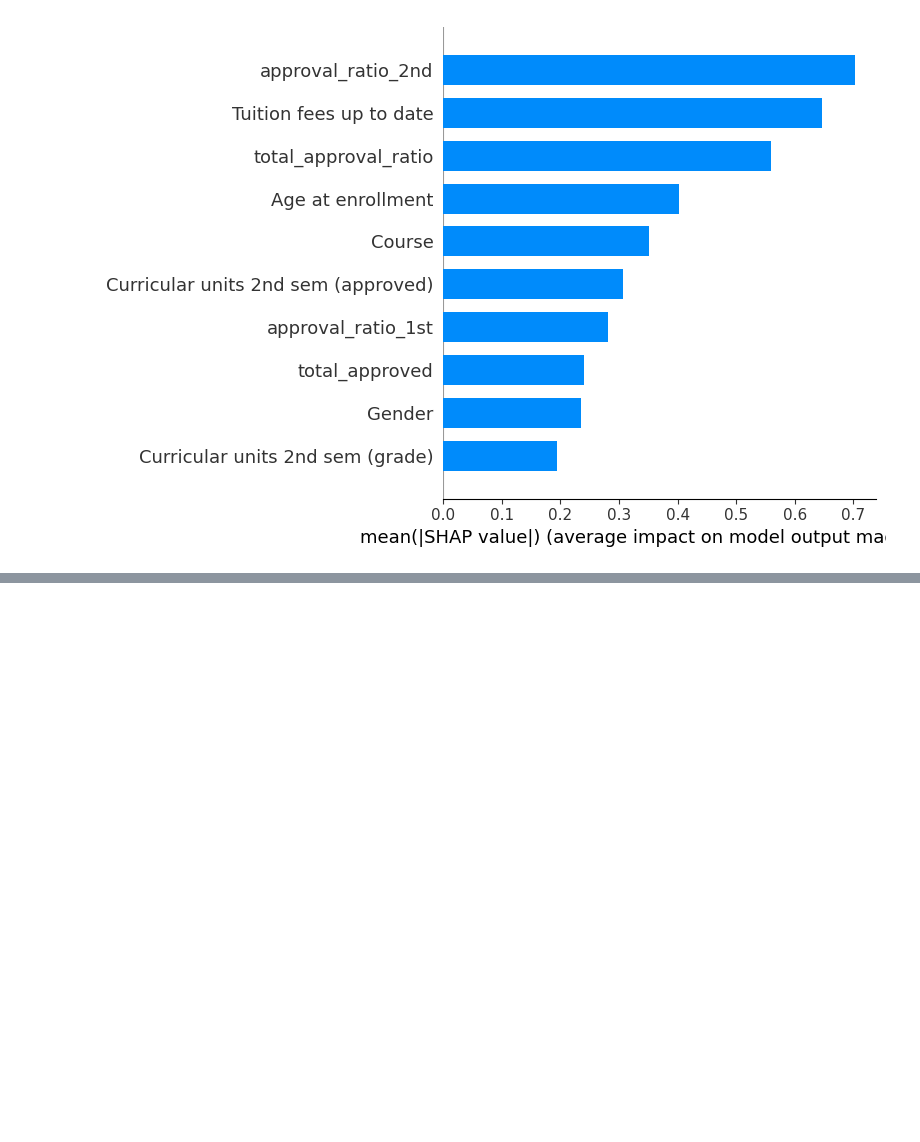
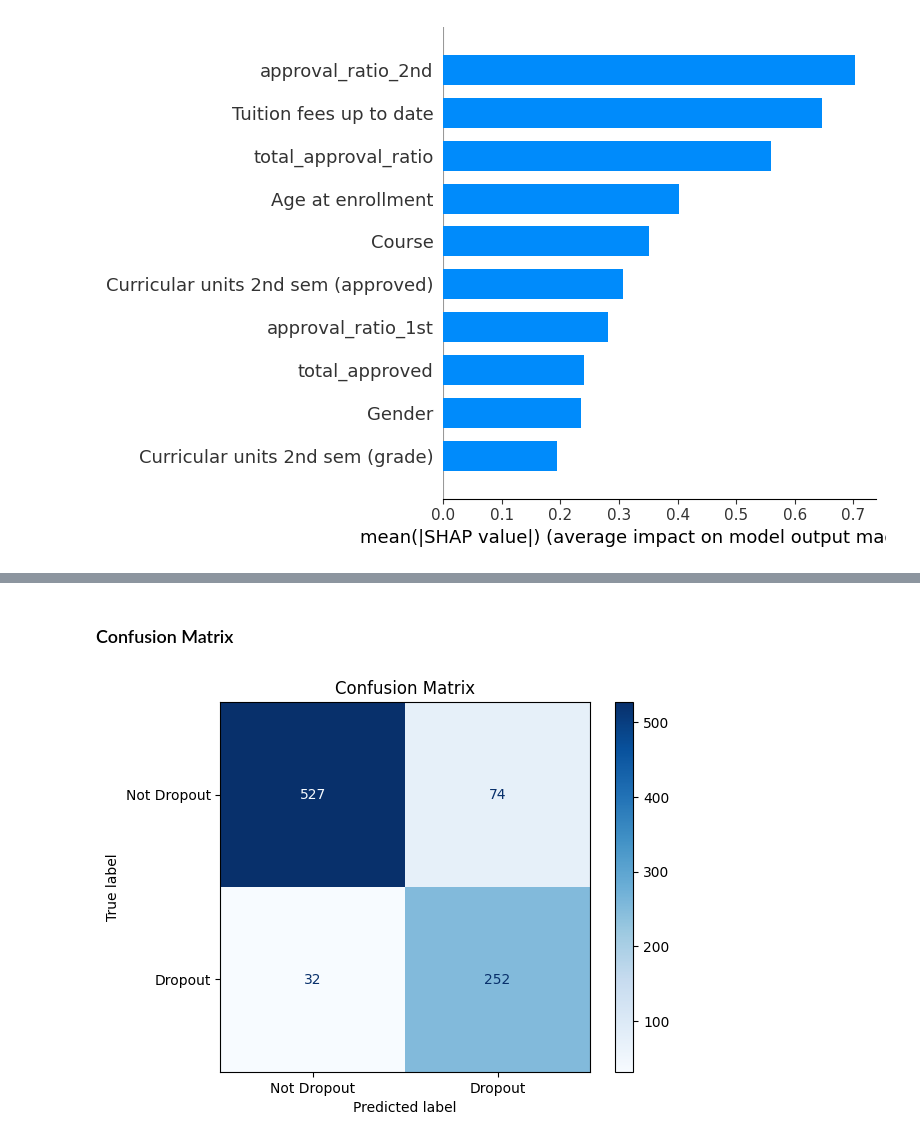
Before and after one commit to williamsaether/Student-Dropout-Prediction, a Jupyter notebook: runoff_catboost.ipynb, the cells around one changed output, grey strips where cells are left out. Drawn from its saved outputs; the diff is of its cells as text; code cells hidden in the pictures; blank space fills up the shorter version.

```diff
--- a/runoff_catboost.ipynb
+++ b/runoff_catboost.ipynb
@@ -485,7 +485,7 @@ cb_params = dict(
     eval_metric="Logloss",
     random_seed=42,
     verbose=False,
-    thread_count=-1,
+    thread_count=-1
 )
 
 cat_clf = CatBoostClassifier(**cb_params)
@@ -587,0 +771,24 @@ shap.summary_plot(
+# %%
+low_importance = [
+    "Mother's qualification",
+    "Curricular units 1st sem (without evaluations)",
+    "Curricular units 2nd sem (without evaluations)",
+    "Application order",
+    "International"
+]
+
+y_pred_full = calibrated_cb.predict(X_test)
+f1_full = f1_score(y_test, y_pred_full, pos_label=1)
+print("Baseline F1 (Dropout):", round(f1_full, 3))
+
+X_test_reduced = X_test.drop(columns=low_importance, errors="ignore")
+X_train_reduced = X_train.drop(columns=low_importance, errors="ignore")
+
+model_reduced = clone(calibrated_cb)
+model_reduced.fit(X_train_reduced, y_train)
+
+y_pred_reduced = model_reduced.predict(X_test_reduced)
+f1_reduced = f1_score(y_test, y_pred_reduced, pos_label=1)
+
+print("Reduced F1 (Dropout):", round(f1_reduced, 3))
+print("Δ F1 after feature removal:", round(f1_full - f1_reduced, 3))
@@ -587,0 +801,8 @@ shap.summary_plot(
+# %%
+class DropColumns(BaseEstimator, TransformerMixin):
+    def __init__(self, columns=None):
+        self.columns = columns or []
+    def fit(self, X, y=None):
+        return self
+    def transform(self, X):
+        return X.drop(columns=self.columns, errors="ignore")
@@ -587,0 +880,11 @@ shap.summary_plot(
+# %% [markdown]
+### Confusion Matrix
+# %%
+cm = confusion_matrix(y_test, y_pred_thr)
+
+disp = ConfusionMatrixDisplay(confusion_matrix=cm, display_labels=['Not Dropout', 'Dropout'])
+disp.plot(cmap=plt.cm.Blues)
+plt.title('Confusion Matrix')
+plt.show()
+# %% [output]
+[figure, added]
```
Also changed, not shown: parts of 17 cells of this notebook.
